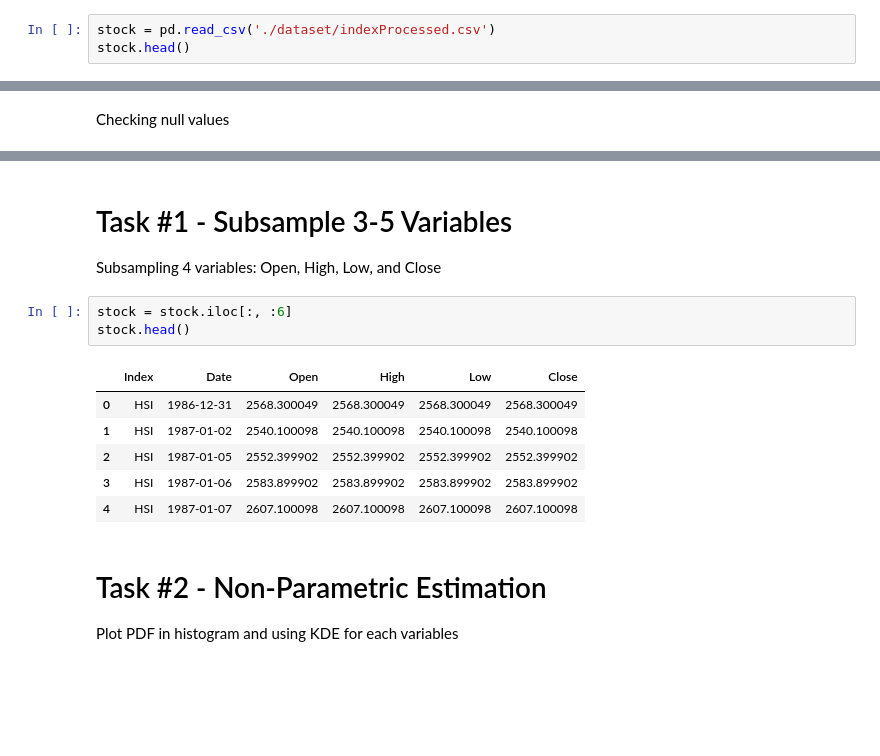
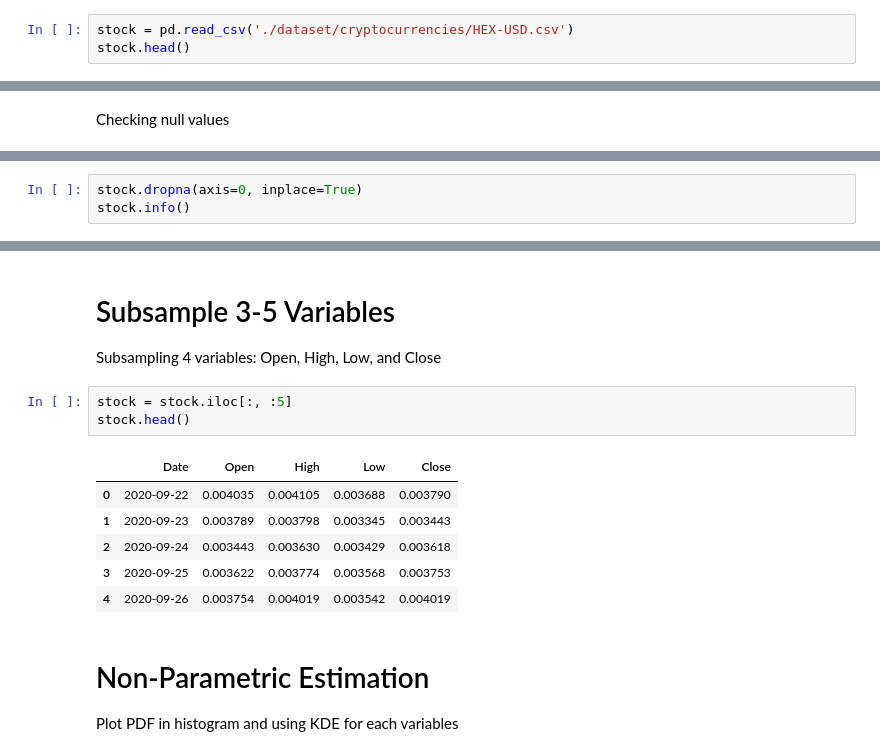
Before and after one commit to affand20/m2m-labs, a Jupyter notebook: lab1.ipynb, the cells around one changed output, grey strips where cells are left out. Saved outputs shown, nothing was run; the diff lists cells and outputs as text; blank space fills up the shorter version.

```diff
--- a/lab1.ipynb
+++ b/lab1.ipynb
@@ -14,6 +17,6 @@ warnings.filterwarnings('ignore')
 # %% [markdown]
 Dataset: Stock Exchange from Kaggle
 # %%
-stock = pd.read_csv('./dataset/indexProcessed.csv')
+stock = pd.read_csv('./dataset/cryptocurrencies/HEX-USD.csv')
 stock.head()
 # %% [output]
@@ -46,0 +48,3 @@ memory usage: 7.2+ MB
+# %%
+stock.dropna(axis=0, inplace=True)
+stock.info()
@@ -47,19 +64,19 @@ memory usage: 7.2+ MB
 # %% [markdown]
-Task #1 - Subsample 3-5 Variables
+Subsample 3-5 Variables
 =================================
 Subsampling 4 variables: Open, High, Low, and Close
 # %%
-stock = stock.iloc[:, :6]
+stock = stock.iloc[:, :5]
 stock.head()
 # %% [output]
-|  | Index | Date | Open | High | Low | Close |
-| 0 | HSI | 1986-12-31 | 2568.300049 | 2568.300049 | 2568.300049 | 2568.300049 |
-| 1 | HSI | 1987-01-02 | 2540.100098 | 2540.100098 | 2540.100098 | 2540.100098 |
-| 2 | HSI | 1987-01-05 | 2552.399902 | 2552.399902 | 2552.399902 | 2552.399902 |
-| 3 | HSI | 1987-01-06 | 2583.899902 | 2583.899902 | 2583.899902 | 2583.899902 |
-| 4 | HSI | 1987-01-07 | 2607.100098 | 2607.100098 | 2607.100098 | 2607.100098 |
+|  | Date | Open | High | Low | Close |
+| 0 | 2020-09-22 | 0.004035 | 0.004105 | 0.003688 | 0.003790 |
+| 1 | 2020-09-23 | 0.003789 | 0.003798 | 0.003345 | 0.003443 |
+| 2 | 2020-09-24 | 0.003443 | 0.003630 | 0.003429 | 0.003618 |
+| 3 | 2020-09-25 | 0.003622 | 0.003774 | 0.003568 | 0.003753 |
+| 4 | 2020-09-26 | 0.003754 | 0.004019 | 0.003542 | 0.004019 |
 # %% [markdown]
-Task #2 - Non-Parametric Estimation
+Non-Parametric Estimation
 ===================================
 Plot PDF in histogram and using KDE for each variables
 # %%
```
Also changed, not shown: parts of 21 cells of this notebook.
